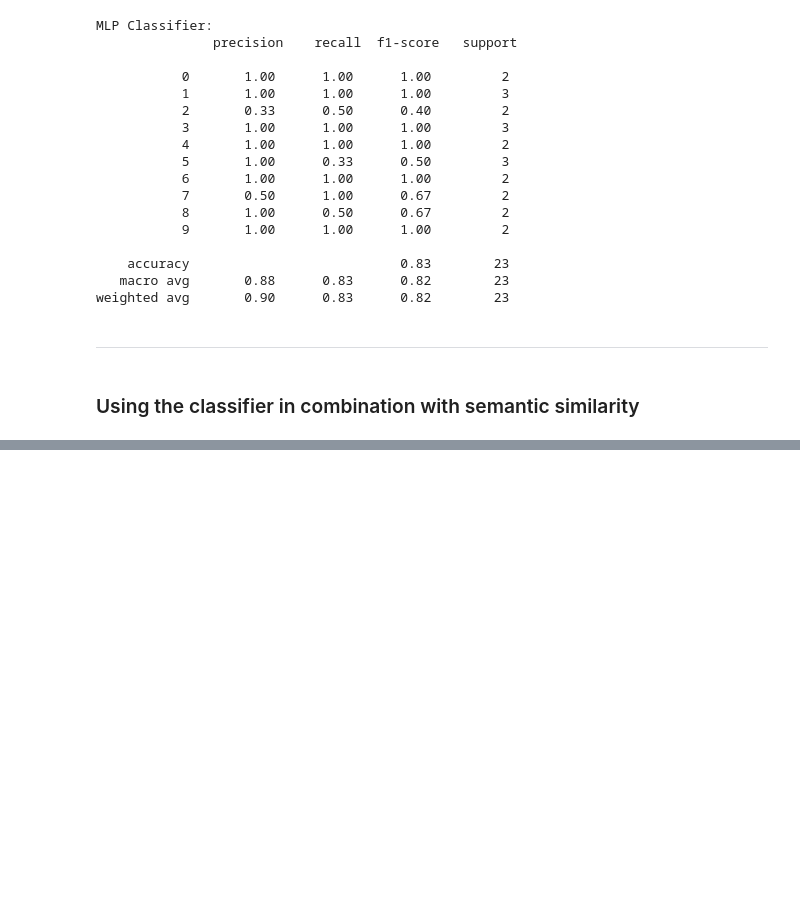
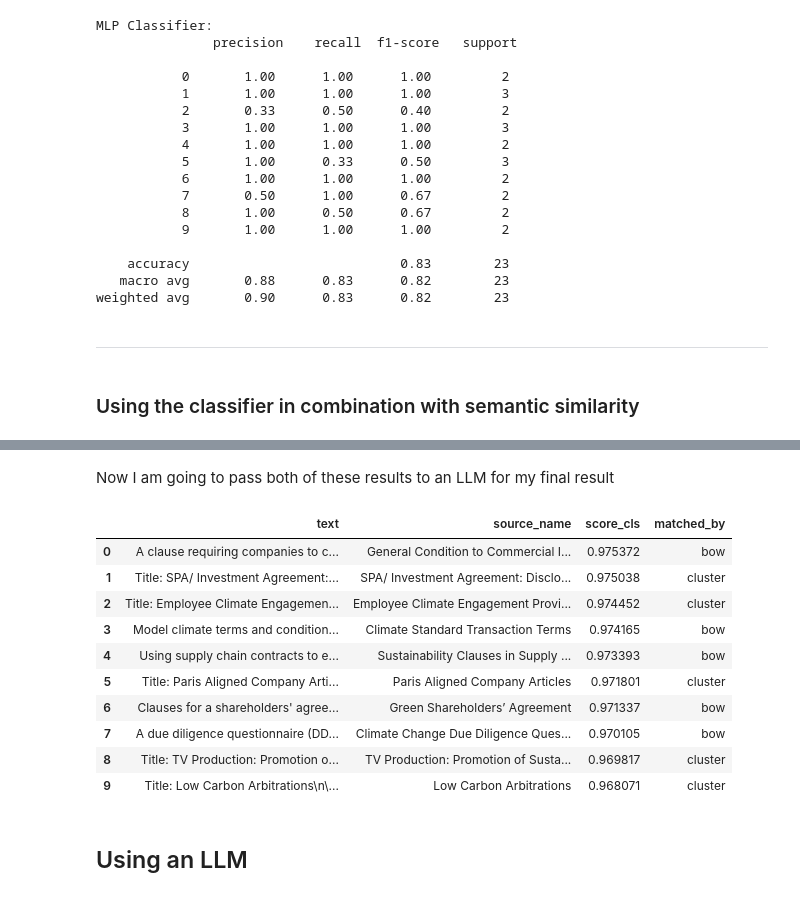
Before and after one commit to chancery-lane-project/risk_id, a Jupyter notebook: tclp/clause_recommender/categorization.ipynb, the cells around one changed output, grey strips where cells are left out. Saved outputs shown, nothing was run; the diff lists cells and outputs as text; code cells hidden in the pictures; blank space fills up the shorter version.

```diff
--- a/tclp/clause_recommender/categorization.ipynb
+++ b/tclp/clause_recommender/categorization.ipynb
@@ -183,0 +174,58 @@ The Net Zero Transition Plan will be reviewed and approved by the management tea
+# %%
+bow_results = utils.find_top_similar_bow(
+    target_doc=query_text,
+    documents=docs,
+    file_names=names,
+    similarity_threshold=0.1, k =20
+)
+# %%
+top_docs = bow_results["Documents"]
+top_names = bow_results["Top_Matches"]
+# %%
+top_names_bow, top_scores_bow, top_texts_bow = utils.get_embedding_matches_subset(
+        query_text,
+        top_docs,
+        top_names,
+        tokenizer,
+        model,
+        method="cls", k=5
+    )
+# %% [markdown]
+Now I am going to pass both of these results to an LLM for my final result
+# %%
+## putting them into a shared dataframe
+df_cluster = pd.DataFrame({
+    "text": top_texts,
+    "source_name": top_names_sem,
+    "score_cls": top_scores_sem,
+    "matched_by": ["cluster"] * len(top_texts)
+}).head(5)  # Top 5 from cluster
+
+df_bow = pd.DataFrame({
+    "text": top_texts_bow,
+    "source_name": top_names_bow,
+    "score_cls": top_scores_bow,
+    "matched_by": ["bow"] * len(top_texts_bow)
+}).head(5)  # Top 5 from BOW
+
+# Step 2: Combine (without deduplicating)
+combined_df = pd.concat([df_cluster, df_bow], ignore_index=True)
+
+# Step 3: Sort if needed (e.g., by score)
+combined_df = combined_df.sort_values(by="score_cls", ascending=False).reset_index(drop=True)
+# %%
+combined_df
+# %% [output]
+|  | text | source_name | score_cls | matched_by |
+| 0 | A clause requiring companies to c... | General Condition to Commercial I... | 0.975372 | bow |
+| 1 | Title: SPA/ Investment Agreement:... | SPA/ Investment Agreement: Disclo... | 0.975038 | cluster |
+| 2 | Title: Employee Climate Engagemen... | Employee Climate Engagement Provi... | 0.974452 | cluster |
+| 3 | Model climate terms and condition... | Climate Standard Transaction Terms | 0.974165 | bow |
+| 4 | Using supply chain contracts to e... | Sustainability Clauses in Supply ... | 0.973393 | bow |
+| 5 | Title: Paris Aligned Company Arti... | Paris Aligned Company Articles | 0.971801 | cluster |
+| 6 | Clauses for a shareholders' agree... | Green Shareholders’ Agreement | 0.971337 | bow |
+| 7 | A due diligence questionnaire (DD... | Climate Change Due Diligence Ques... | 0.970105 | bow |
+| 8 | Title: TV Production: Promotion o... | TV Production: Promotion of Susta... | 0.969817 | cluster |
+| 9 | Title: Low Carbon Arbitrations\n\... | Low Carbon Arbitrations | 0.968071 | cluster |
+# %% [markdown]
+## Using an LLM
```
Also changed, not shown: parts of 28 cells of this notebook, 3 other files.
